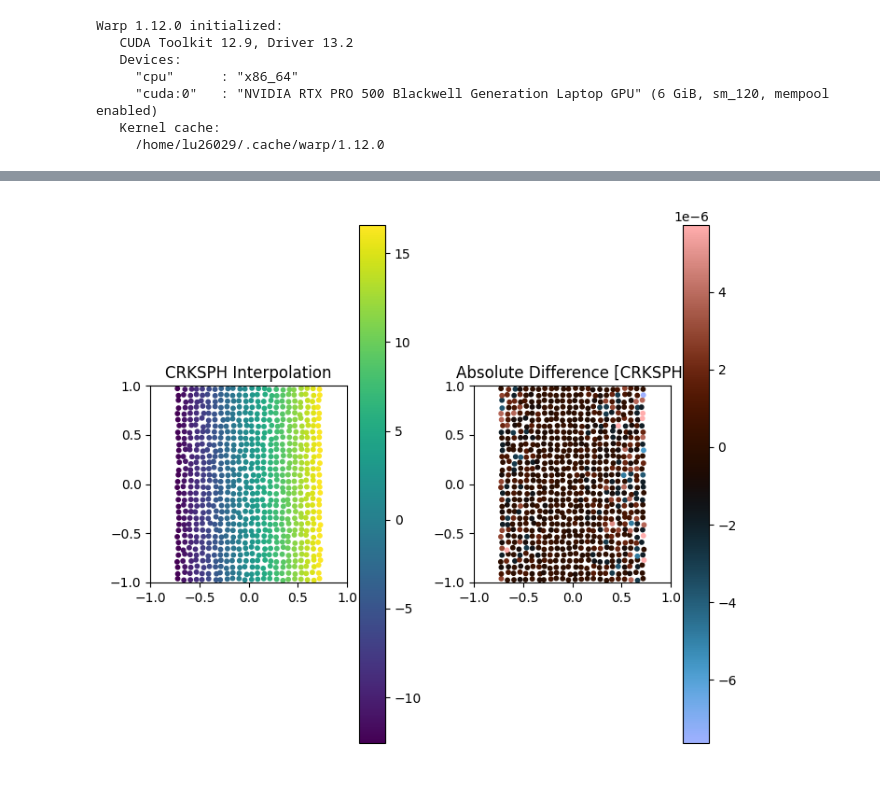
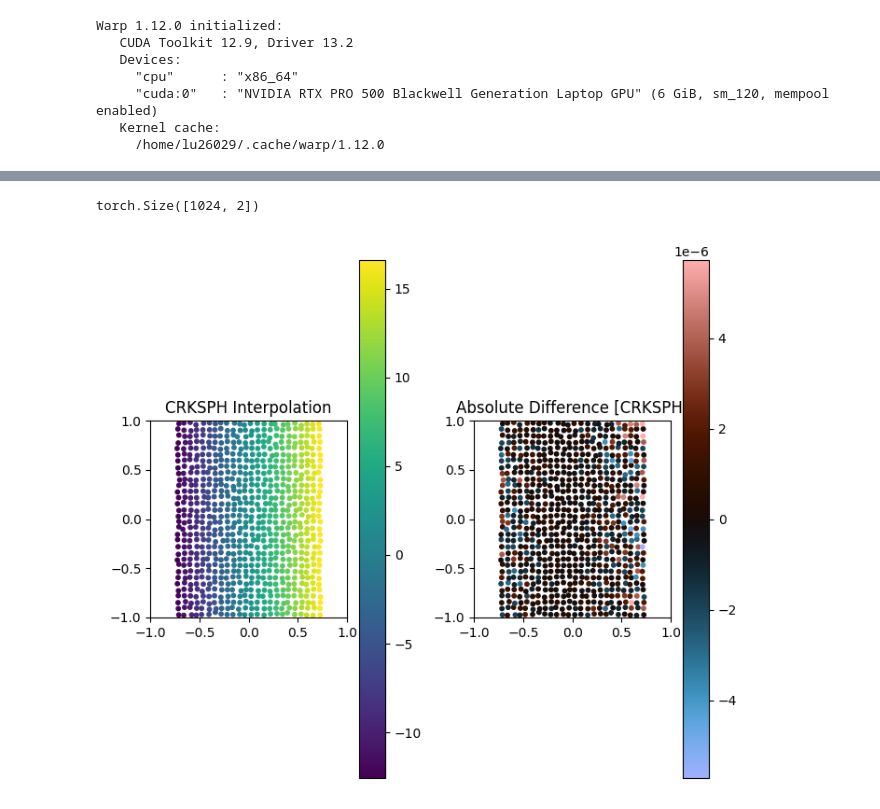
Before and after one commit to wi-re/warpSPHCore, a Jupyter notebook: warp_crk.ipynb, the cells around one changed output, grey strips where cells are left out. Cells and saved outputs as stored; diff of their text form; code cells hidden in the pictures.

```diff
--- a/warp_crk.ipynb
+++ b/warp_crk.ipynb
@@ -368,0 +562,15 @@ f_interp_CRK = SPHOperation(
+# %%
+warp_interpolation_crk = sphOperation_warp(
+    queryPositions, referencePositions,
+    querySupports, referenceSupports,
+    queryMasses, referenceMasses,
+    queryDensities, referenceDensities,
+    f, f,
+    domain,
+    operation = WarpOperation.Interpolate,
+    kernel = KernelFunctions.Wendland2, supportMode = SupportScheme.SuperSymmetric,
+    operationMode = OperationDirection.AllToAll,
+    adjacency = adjacency,
+    useCRK=True, crk_A = simulationState.A, crk_B = simulationState.B,
+    useVolume=True, queryVolumes=simulationState.apparentArea, referenceVolumes=simulationState.apparentArea
+)
@@ -369,22 +591,26 @@ f_interp_CRK = SPHOperation(
+# %%
+simulationState.B.shape
+# %% [output]
+torch.Size([1024, 2])
 # %%
 mask = torch.logical_and(referencePositions[:,0] > -0.75, referencePositions[:,0] < 0.75)
 
 fig, axis = plt.subplots(1, 2, figsize = (7,6), squeeze=False)
 
-c = axis[0,0].scatter(referencePositions[mask,0].cpu(), referencePositions[mask,1].cpu(), c = result[mask].cpu(), s = 10)
+c = axis[0,0].scatter(referencePositions[mask,0].cpu(), referencePositions[mask,1].cpu(), c = warp_interpolation_crk[mask].cpu(), s = 10)
 axis[0,0].set_title("CRKSPH Interpolation")
 fig.colorbar(c, ax = axis[0,0])
 
-diff = (result - f)
+diff = (warp_interpolation_crk - f)
 c = axis[0,1].scatter(referencePositions[mask,0].cpu(), referencePositions[mask,1].cpu(), c = diff[mask].cpu(), s = 10, cmap = 'berlin')
 axis[0,1].set_title("Absolute Difference [CRKSPH]")
 fig.colorbar(c, ax = axis[0,1])
 
 for a in axis.flatten():
     a.set_aspect('equal')
     a.set_xlim(domain.min[0].item(), domain.max[0].item())
     a.set_ylim(domain.min[1].item(), domain.max[1].item())
 
 fig.tight_layout()
 # %% [output]
-[figure, old version]
+[figure, new version]
```
Also changed, not shown: parts of 32 cells of this notebook, 9 other files.
